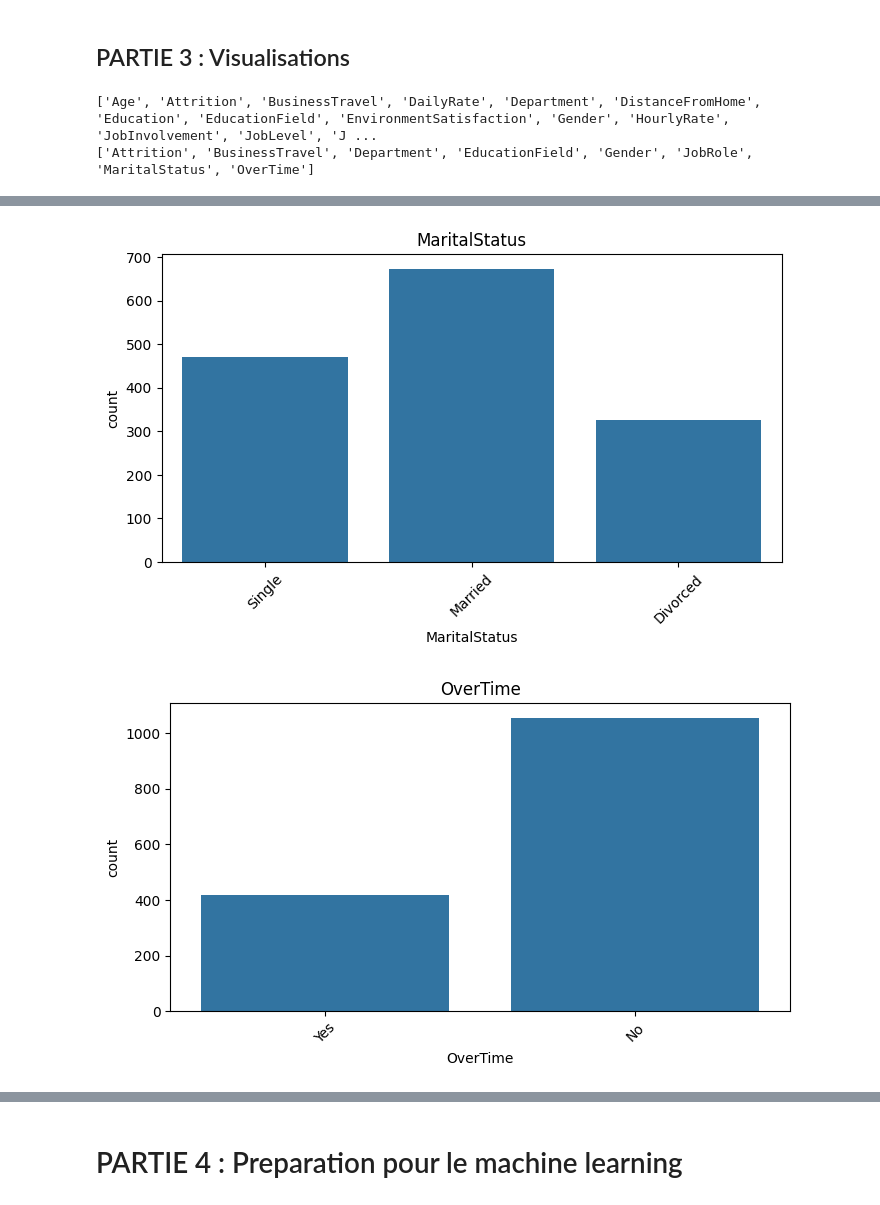
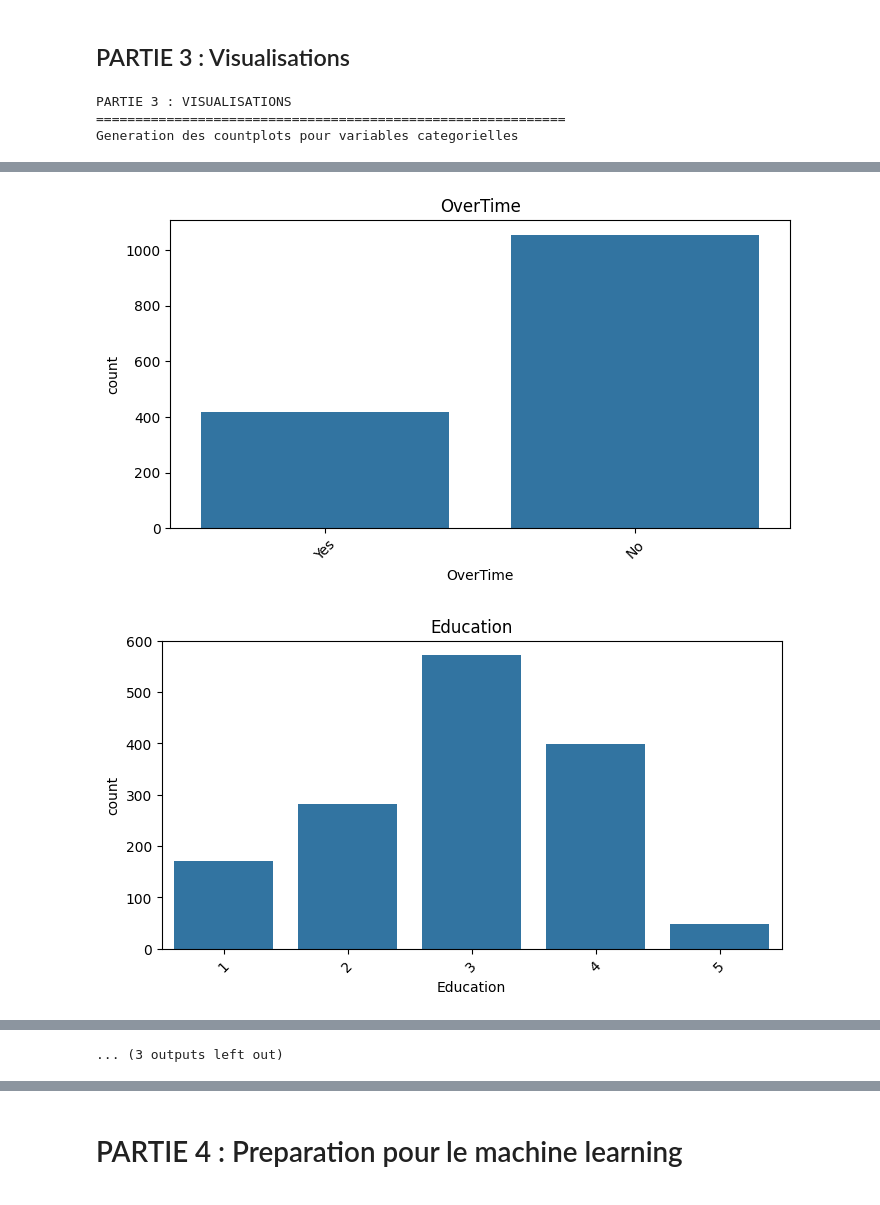
Before and after one commit to manalfarouq/RetentionAI-Backend, a Jupyter notebook: app/services/ml_service.ipynb, the cells around one changed output, grey strips where cells are left out. Cells and saved outputs as stored; diff of their text form; code cells hidden in the pictures.

```diff
--- a/app/services/ml_service.ipynb
+++ b/app/services/ml_service.ipynb
@@ -150,5 +142,11 @@ df_copy.drop(
 # %% [markdown]
 ## PARTIE 3 : Visualisations
+# %%
+categ_cols = ['BusinessTravel', 'Department', 'EducationField', 'Gender', 'JobRole', 'MaritalStatus', 'OverTime','Education',
+            'EnvironmentSatisfaction','JobInvolvement','JobSatisfaction','PerformanceRating','RelationshipSatisfaction','WorkLifeBalance']
+
+num_cols = ['Age', 'DailyRate','DistanceFromHome', 'HourlyRate', 'JobLevel', 'MonthlyIncome', 'MonthlyRate', 'NumCompaniesWorked', 'PercentSalaryHike',
+            'StockOptionLevel','TotalWorkingYears', 'TrainingTimesLastYear','YearsAtCompany', 'YearsInCurrentRole', 'YearsSinceLastPromotion', 'YearsWithCurrManager']
 # %%
 from pipeline import count_plot_affichage
 
@@ -156,15 +154,11 @@ print("PARTIE 3 : VISUALISATIONS")
 print("="*60)
 
 
-# Sélection des colonnes catégorielles
+# Affichage des countplots
 print("Generation des countplots pour variables categorielles")
-categorical_columns = df_copy.select_dtypes(include=['object']).columns.tolist()
-print(f"Variables categorielles : {categorical_columns}")
-
-
-# Affichage des countplots
-for col in categorical_columns:
+for col in categ_cols:
     count_plot_affichage(df_copy, col)
 # %% [output]
-['Age', 'Attrition', 'BusinessTravel', 'DailyRate', 'Department', 'DistanceFromHome', 'Education', 'EducationField', 'EnvironmentSatisfaction', 'Gender', 'HourlyRate', 'JobInvolvement', 'JobLevel', 'J ...
-['Attrition', 'BusinessTravel', 'Department', 'EducationField', 'Gender', 'JobRole', 'MaritalStatus', 'OverTime']
+PARTIE 3 : VISUALISATIONS
+============================================================
+Generation des countplots pour variables categorielles
@@ -177,2 +171,2 @@ for col in categorical_columns:
-[figure, old version]
+[figure, new version]
-[figure, old version]
+[figure, new version]
@@ -179,3 +176,4 @@ for col in categorical_columns:
+... (3 outputs left out)
 # %%
 from pipeline import box_plot_affichage
 
```
Also changed, not shown: parts of 29 cells of this notebook, 2 other files.
